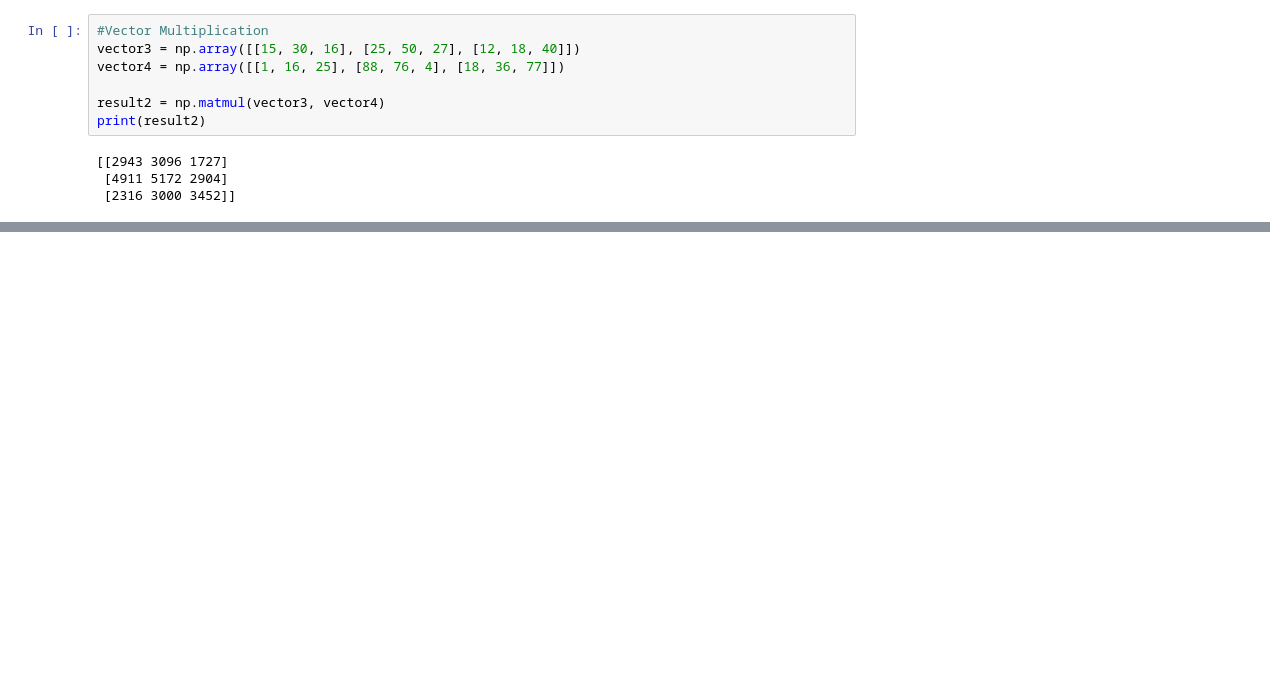
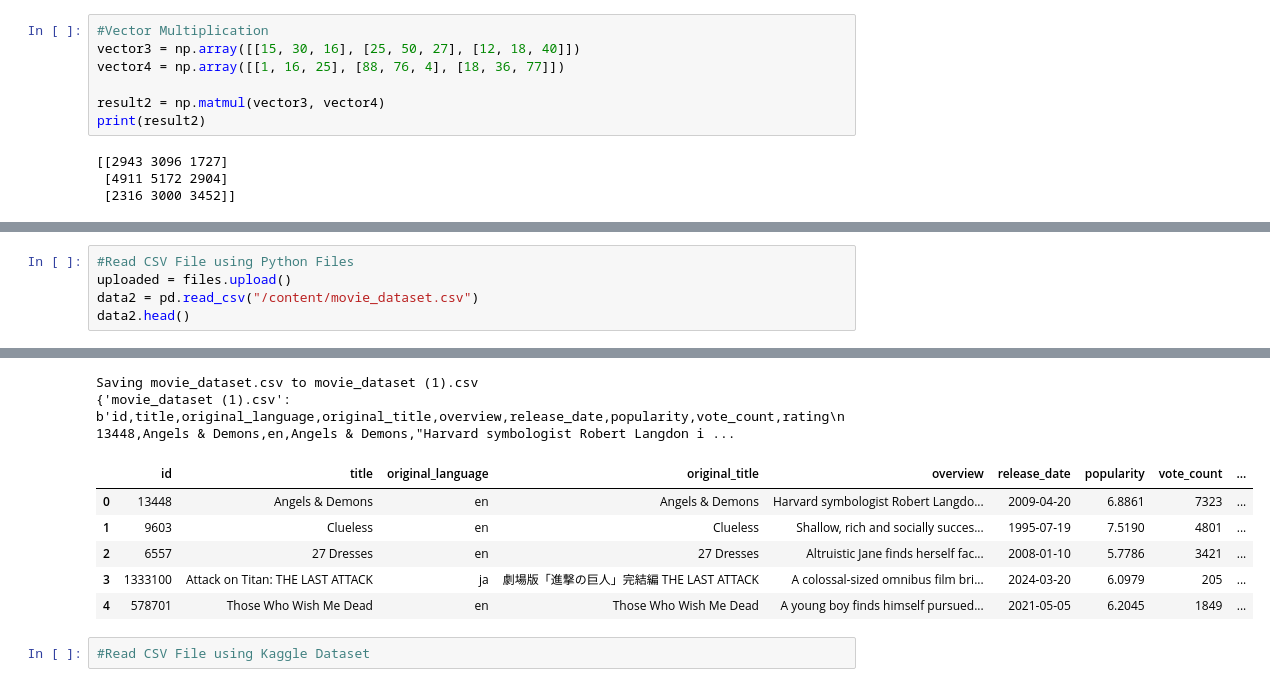
Before and after one commit to KritishBokde91/NNDL_LAB, a Jupyter notebook: NNDL_PRACTICAL1.ipynb, the cells around one changed output, grey strips where cells are left out. Saved outputs shown, nothing was run; the diff lists cells and outputs as text; blank space fills up the shorter version.

```diff
--- a/NNDL_PRACTICAL1.ipynb
+++ b/NNDL_PRACTICAL1.ipynb
@@ -28,0 +61,6 @@ print(result2)
+# %%
+#Read CSV File using Python Files
+uploaded = files.upload()
+data2 = pd.read_csv("/content/movie_dataset.csv")
+data2.head()
+# %% [output]
@@ -28,0 +68,10 @@ print(result2)
+Saving movie_dataset.csv to movie_dataset (1).csv
+{'movie_dataset (1).csv': b'id,title,original_language,original_title,overview,release_date,popularity,vote_count,rating\n13448,Angels & Demons,en,Angels & Demons,"Harvard symbologist Robert Langdon i ...
+|  | id | title | original_language | original_title | overview | release_date | popularity | vote_count | ... |
+| 0 | 13448 | Angels & Demons | en | Angels & Demons | Harvard symbologist Robert Langdo... | 2009-04-20 | 6.8861 | 7323 | ... |
+| 1 | 9603 | Clueless | en | Clueless | Shallow, rich and socially succes... | 1995-07-19 | 7.5190 | 4801 | ... |
+| 2 | 6557 | 27 Dresses | en | 27 Dresses | Altruistic Jane finds herself fac... | 2008-01-10 | 5.7786 | 3421 | ... |
+| 3 | 1333100 | Attack on Titan: THE LAST ATTACK | ja | 劇場版「進撃の巨人」完結編 THE LAST ATTACK | A colossal-sized omnibus film bri... | 2024-03-20 | 6.0979 | 205 | ... |
+| 4 | 578701 | Those Who Wish Me Dead | en | Those Who Wish Me Dead | A young boy finds himself pursued... | 2021-05-05 | 6.2045 | 1849 | ... |
+# %%
+#Read CSV File using Kaggle Dataset
```
Also changed, not shown: parts of 6 cells of this notebook.
